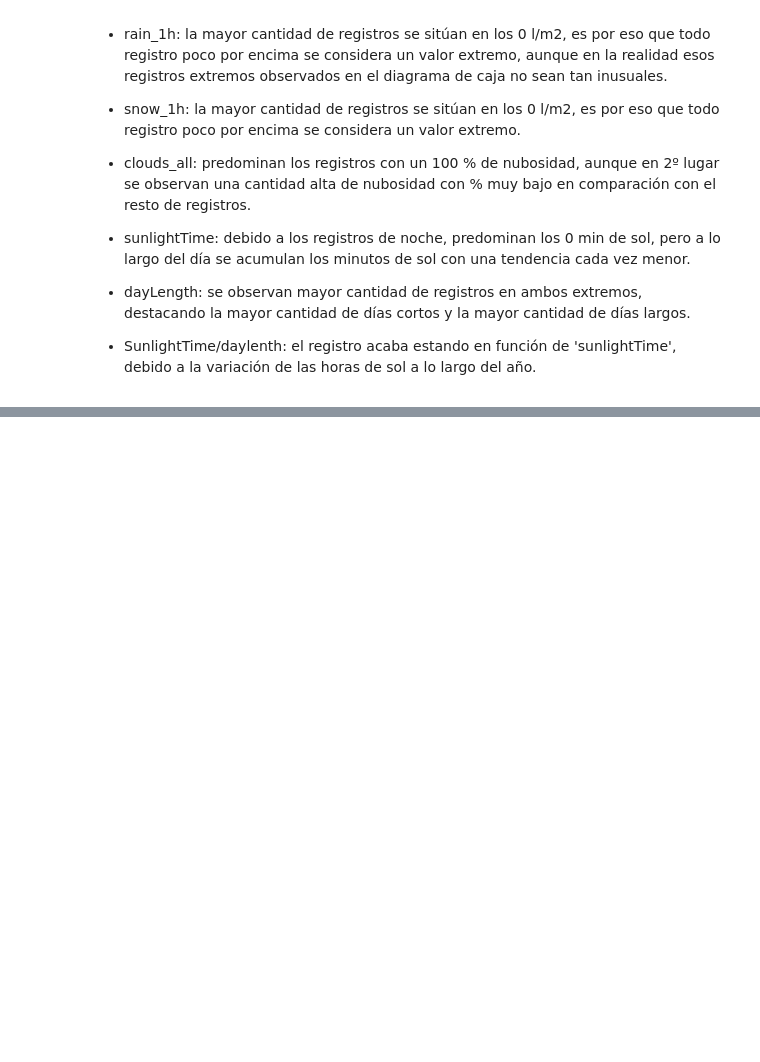
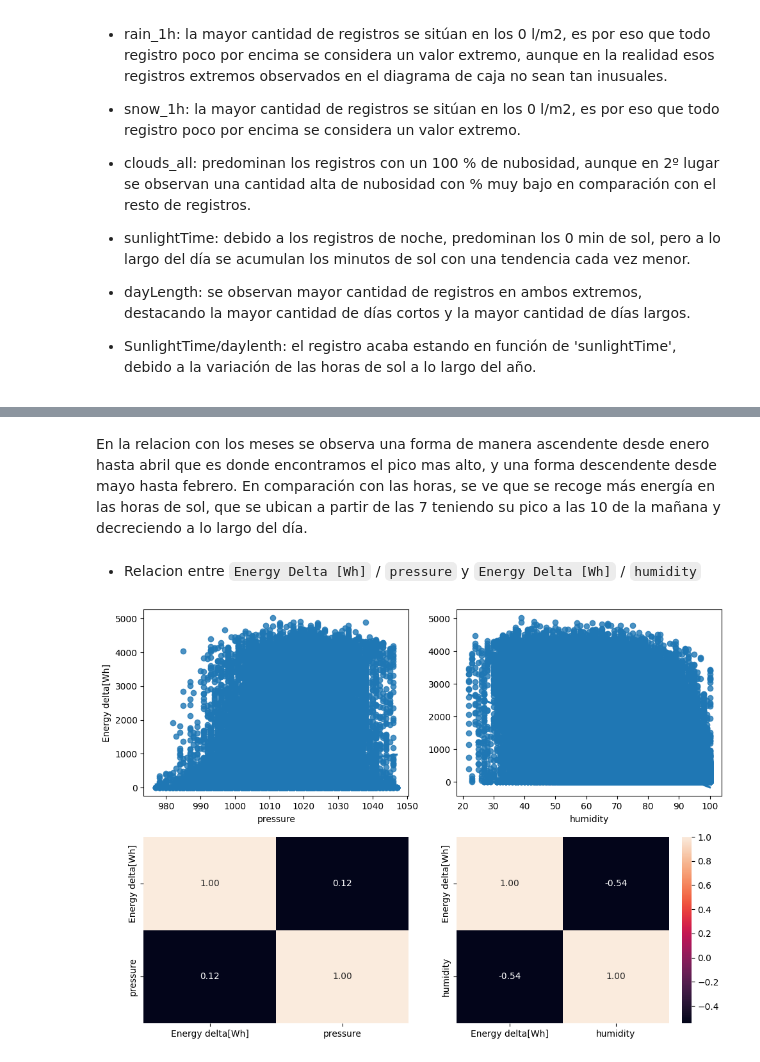
Before and after one commit to 4GeeksAcademy/Final-Project-JOF, a Jupyter notebook: src/Proyecto JOF.ipynb, the cells around one changed output, grey strips where cells are left out. Saved outputs shown, nothing was run; the diff lists cells and outputs as text; code cells hidden in the pictures; blank space fills up the shorter version.

```diff
--- a/src/explore.ipynb
+++ b/src/Proyecto JOF.ipynb
@@ -590,0 +629,20 @@ plt.show()
+# %% [markdown]
+En la relacion con los meses se observa una forma de manera ascendente desde enero hasta abril que es donde encontramos el pico mas alto, y una forma descendente desde mayo hasta febrero. En comparación con las horas, se ve que se recoge más energía en las horas de sol, que se ubican a partir de las 7 teniendo su pico a las 10 de la mañana y decreciendo a lo largo del día.
+# %% [markdown]
+- Relacion entre `Energy Delta [Wh]` / `pressure` y `Energy Delta [Wh]` / `humidity`
+# %%
+fig, axis = plt.subplots(2, 2, figsize = (10, 7))
+
+# Crear un diagrama de dispersión múltiple
+sns.regplot(ax = axis[0, 0], data = total_data, x = "pressure", y = "Energy delta[Wh]")
+sns.heatmap(total_data[["Energy delta[Wh]", "pressure"]].corr(), annot = True, fmt = ".2f", ax = axis[1, 0], cbar = False)
+sns.regplot(ax = axis[0, 1], data = total_data, x = "humidity", y = "Energy delta[Wh]").set(ylabel=None)
+sns.heatmap(total_data[["Energy delta[Wh]", "humidity"]].corr(), annot = True, fmt = ".2f", ax = axis[1, 1])
+
+# Ajustar el layout
+plt.tight_layout()
+
+# Mostrar el plot
+plt.show()
+# %% [output]
+[figure, added]
```
Also changed, not shown: parts of 31 cells of this notebook.
